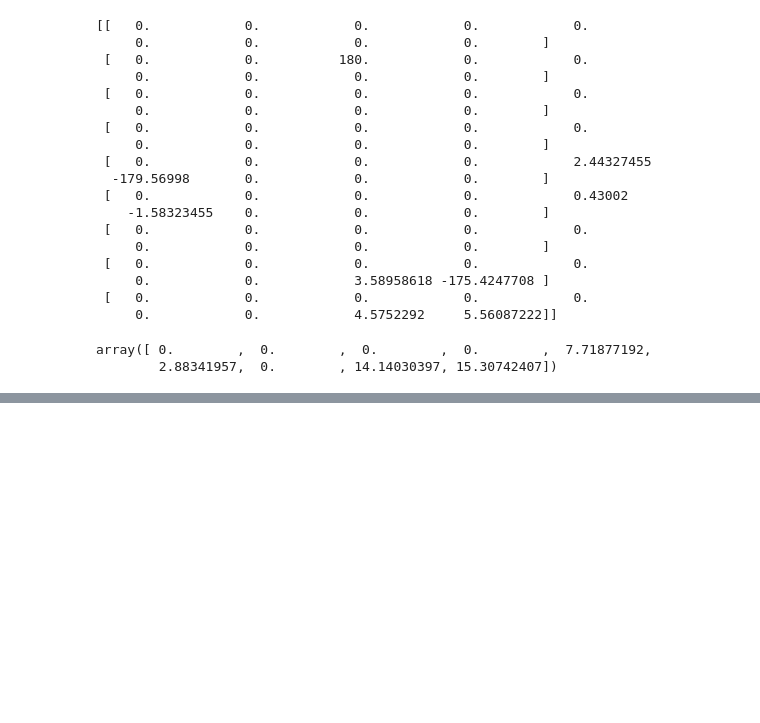
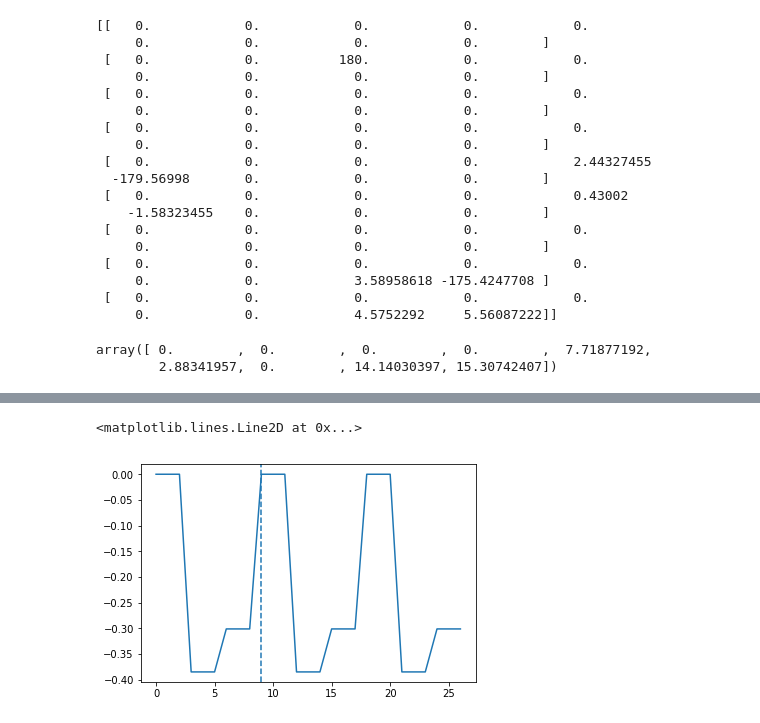
Before and after one commit to r0cketdyne/bhcalcs, a Jupyter notebook: Building a CSUM from the ZZ interaction.ipynb, the cells around one changed output, grey strips where cells are left out. Cells and saved outputs as stored; diff of their text form; code cells hidden in the pictures; blank space fills up the shorter version.

```diff
--- a/Building a CSUM from the ZZ interaction.ipynb
+++ b/Building a CSUM from the ZZ interaction.ipynb
@@ -191,0 +247,6 @@ array([ 0.        ,  0.        ,  0.        ,  0.        ,  7.71877192,
+# %%
+plt.plot(np.angle(np.diag(IdZcorrId)))
+plt.axvline(9, ls = '--')
+# %% [output]
+<matplotlib.lines.Line2D at 0x...>
+[figure, added]
```
Also changed, not shown: parts of 10 cells of this notebook, 1 other file.
